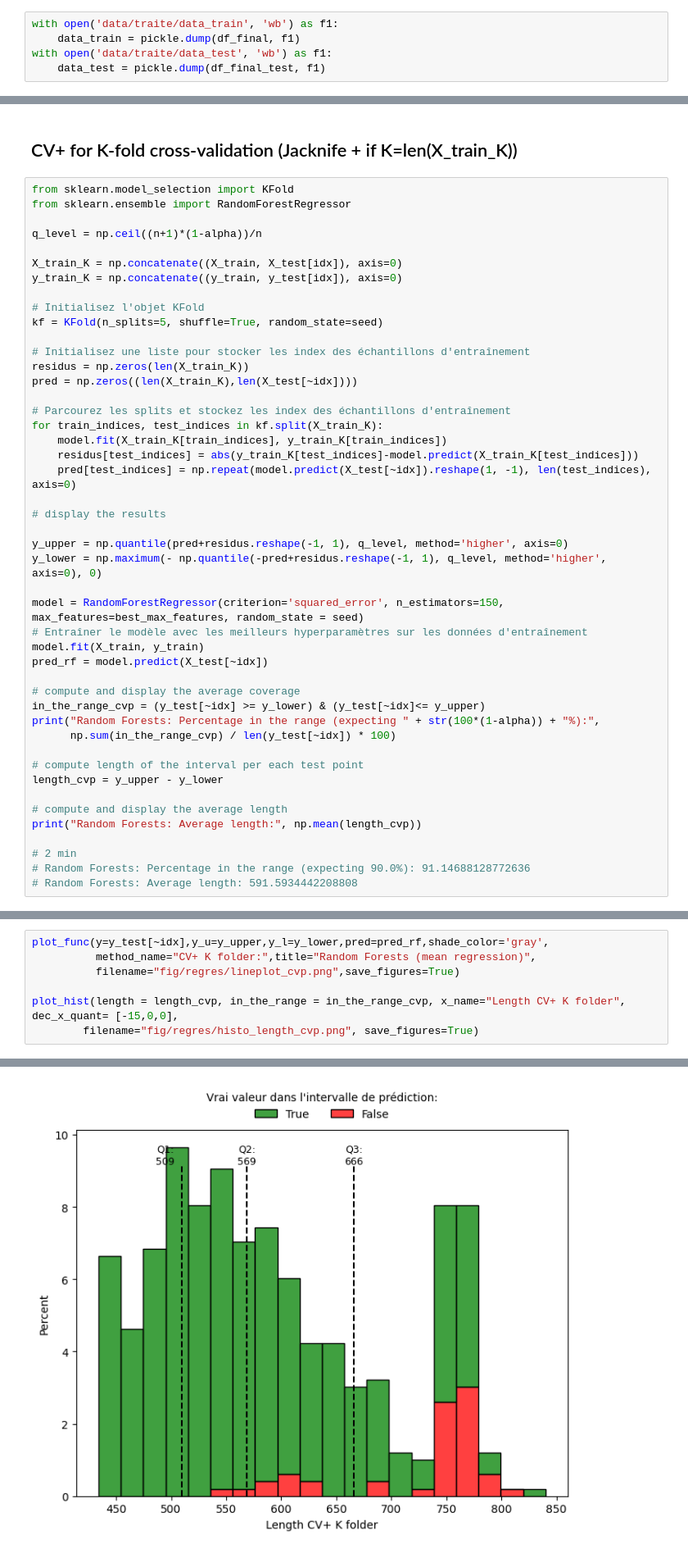
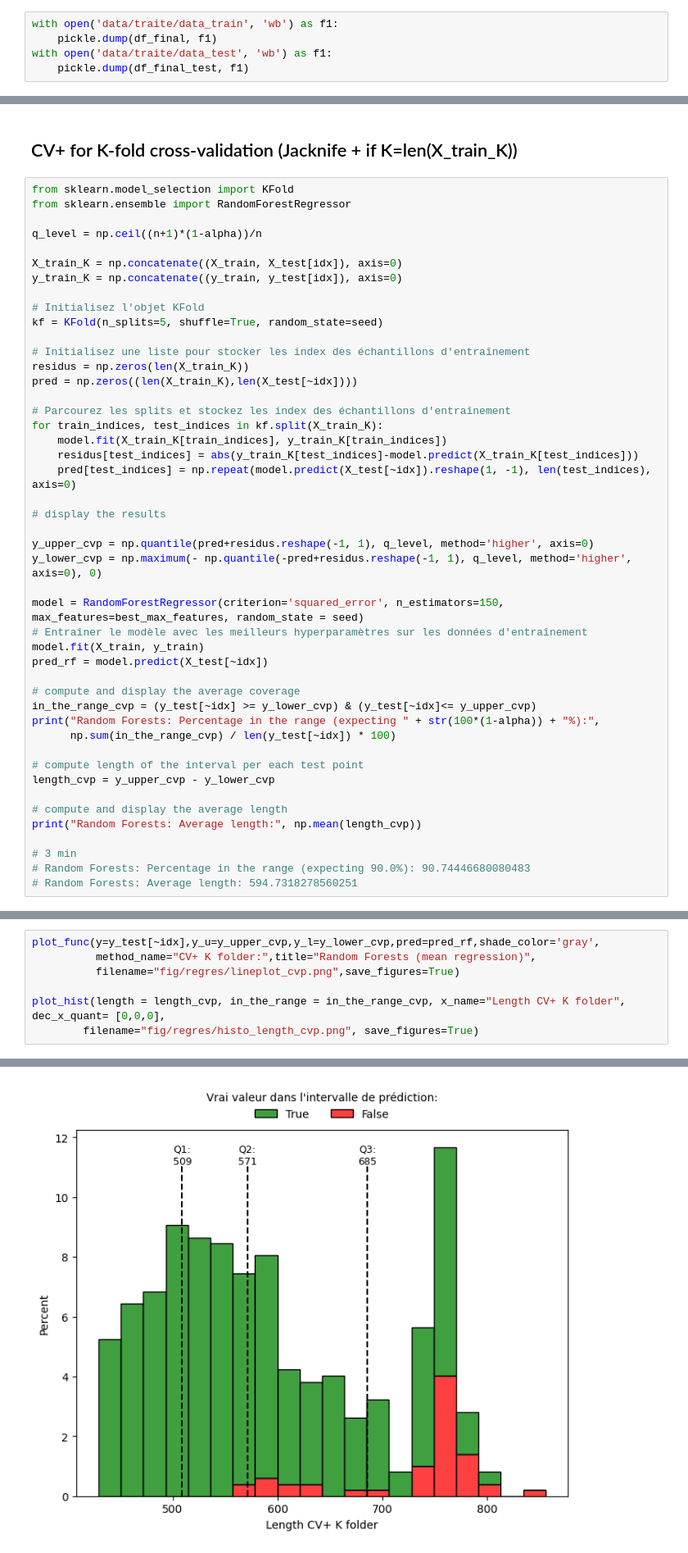
Before and after one commit to Krrcharles/Prediction-conforme-pour-les-donnees--analysee-par-Transformers, a Jupyter notebook: Code_stuart.ipynb, the cells around one changed output, grey strips where cells are left out. Shown at 82% size. Drawn from its saved outputs; the diff is of its cells as text.

```diff
--- a/Code_stuart.ipynb
+++ b/Code_stuart.ipynb
@@ -697,9 +666,9 @@ df_final_test.shape[1]
 ## Enregistrement données traités
 # %%
 with open('data/traite/data_train', 'wb') as f1:
-    data_train = pickle.dump(df_final, f1)
+    pickle.dump(df_final, f1)
 with open('data/traite/data_test', 'wb') as f1:
-    data_test = pickle.dump(df_final_test, f1)
+    pickle.dump(df_final_test, f1)
 # %% [markdown]
 # Importation données pré-traités
 # %%
@@ -1609,8 +1572,8 @@ for train_indices, test_indices in kf.split(X_train_K):
 
 # display the results
 
-y_upper = np.quantile(pred+residus.reshape(-1, 1), q_level, method='higher', axis=0)
-y_lower = np.maximum(- np.quantile(-pred+residus.reshape(-1, 1), q_level, method='higher', axis=0), 0)
+y_upper_cvp = np.quantile(pred+residus.reshape(-1, 1), q_level, method='higher', axis=0)
+y_lower_cvp = np.maximum(- np.quantile(-pred+residus.reshape(-1, 1), q_level, method='higher', axis=0), 0)
 
 model = RandomForestRegressor(criterion='squared_error', n_estimators=150, max_features=best_max_features, random_state = seed)
 # Entraîner le modèle avec les meilleurs hyperparamètres sur les données d'entraînement
@@ -1618,17 +1581,17 @@ model.fit(X_train, y_train)
 pred_rf = model.predict(X_test[~idx])
 
 # compute and display the average coverage
-in_the_range_cvp = (y_test[~idx] >= y_lower) & (y_test[~idx]<= y_upper)
+in_the_range_cvp = (y_test[~idx] >= y_lower_cvp) & (y_test[~idx]<= y_upper_cvp)
 print("Random Forests: Percentage in the range (expecting " + str(100*(1-alpha)) + "%):",
       np.sum(in_the_range_cvp) / len(y_test[~idx]) * 100)
 
 # compute length of the interval per each test point
-length_cvp = y_upper - y_lower
+length_cvp = y_upper_cvp - y_lower_cvp
 
 # compute and display the average length
 print("Random Forests: Average length:", np.mean(length_cvp))
 
-# 2 min
-# Random Forests: Percentage in the range (expecting 90.0%): 91.14688128772636
-# Random Forests: Average length: 591.5934442208808
+# 3 min
+# Random Forests: Percentage in the range (expecting 90.0%): 90.74446680080483
+# Random Forests: Average length: 594.7318278560251
 # %% [output]
@@ -1637,8 +1600,8 @@ Random Forests: Average length: 591.5934442208808
 # %%
-plot_func(y=y_test[~idx],y_u=y_upper,y_l=y_lower,pred=pred_rf,shade_color='gray',
+plot_func(y=y_test[~idx],y_u=y_upper_cvp,y_l=y_lower_cvp,pred=pred_rf,shade_color='gray',
           method_name="CV+ K folder:",title="Random Forests (mean regression)",
           filename="fig/regres/lineplot_cvp.png",save_figures=True)
 
-plot_hist(length = length_cvp, in_the_range = in_the_range_cvp, x_name="Length CV+ K folder", dec_x_quant= [-15,0,0],
+plot_hist(length = length_cvp, in_the_range = in_the_range_cvp, x_name="Length CV+ K folder", dec_x_quant= [0,0,0],
         filename="fig/regres/histo_length_cvp.png", save_figures=True)
 # %% [output]
@@ -1646,3 +1609,3 @@ plot_hist(length = length_cvp, in_the_range = in_the_range_cvp, x_name="Length C
-[figure, old version]
+[figure, new version]
 # %%
 with open('data/traite/pred_rf', 'wb') as f1:
```
Also changed, not shown: parts of 27 cells of this notebook, 6 other files.
